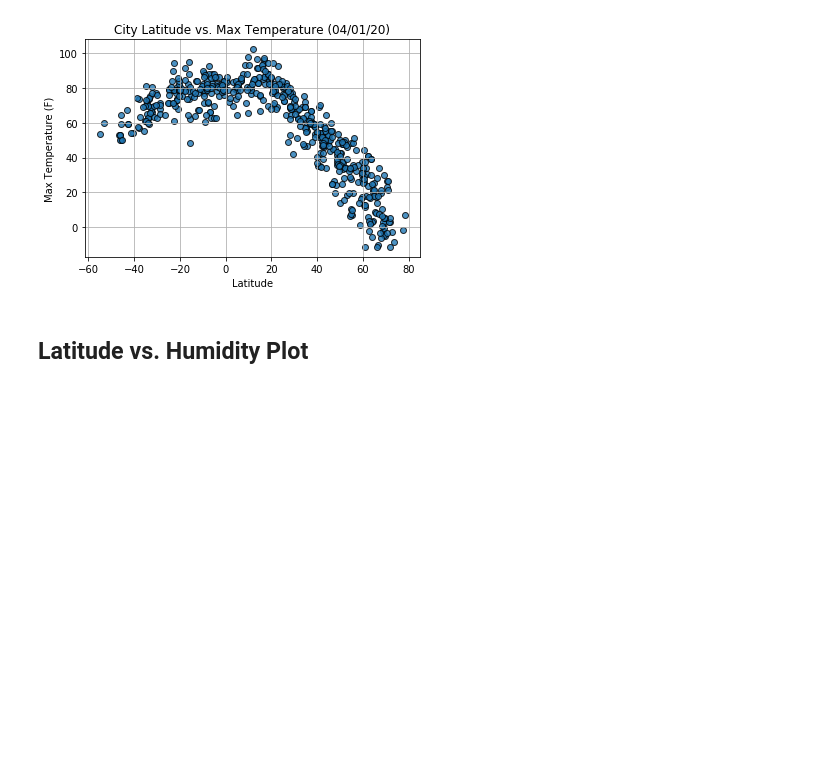
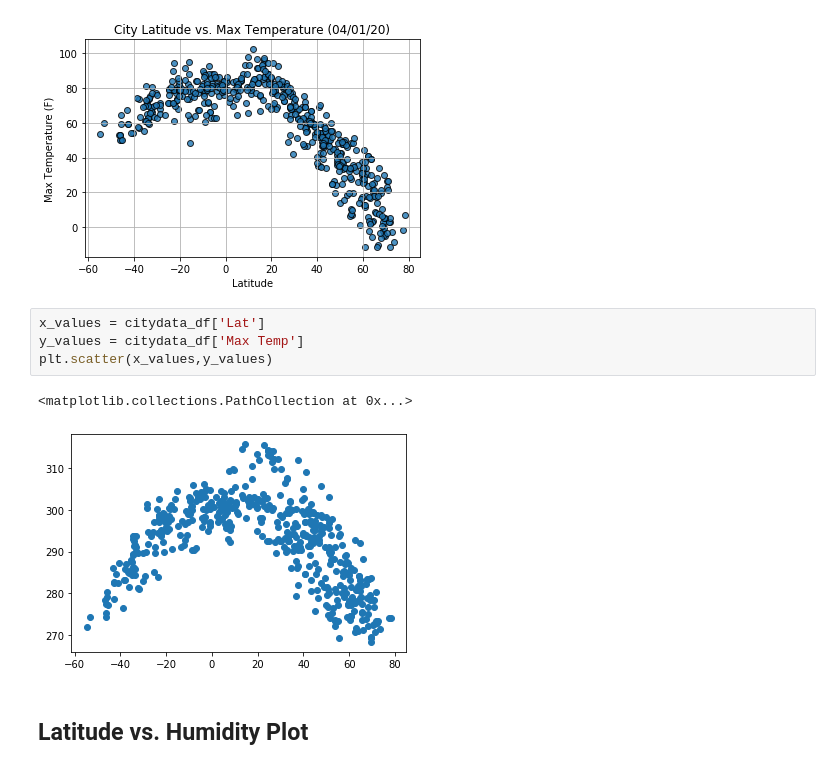
Before and after one commit to simoncastellanos9/python-api-challenge, a Jupyter notebook: WeatherPy/WeatherPy.ipynb, the cells around one changed output. Drawn from its saved outputs; the diff is of its cells as text; blank space fills up the shorter version.

```diff
--- a/WeatherPy/WeatherPy.ipynb
+++ b/WeatherPy/WeatherPy.ipynb
@@ -206,6 +211,13 @@ Int64Index([], dtype='int64')
 # %%
 # %% [output]
 [figure]
+# %%
+x_values = citydata_df['Lat']
+y_values = citydata_df['Max Temp']
+plt.scatter(x_values,y_values)
+# %% [output]
+<matplotlib.collections.PathCollection at 0x...>
+[figure, added]
 # %% [markdown]
 ## Latitude vs. Humidity Plot
 # %%
```
Also changed, not shown: parts of 11 cells of this notebook, 1 other file.
